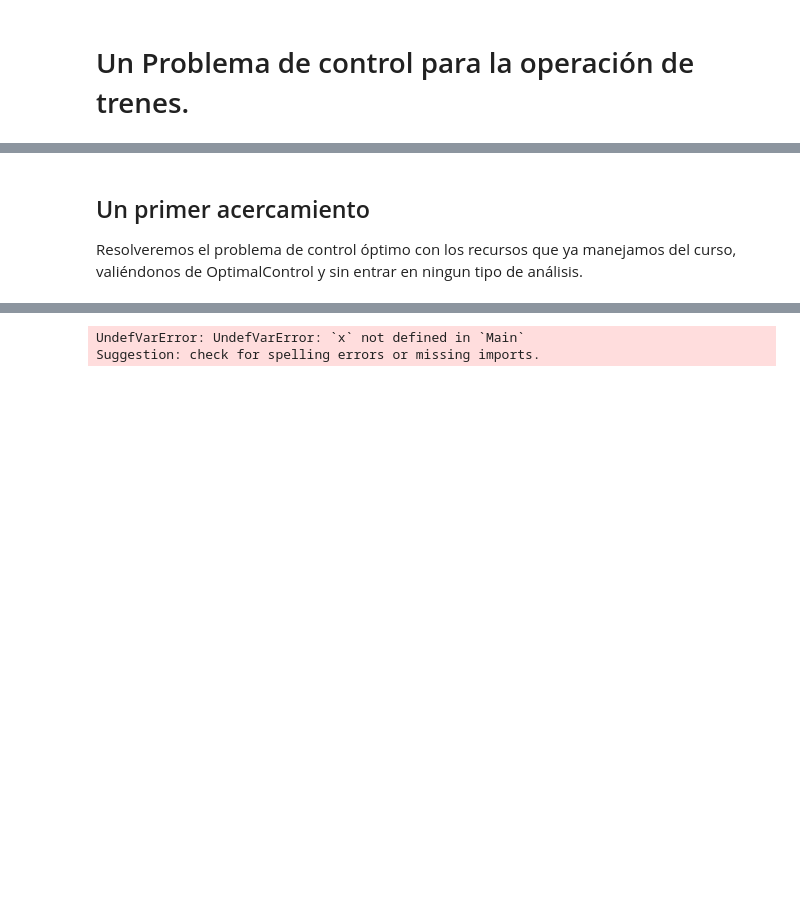
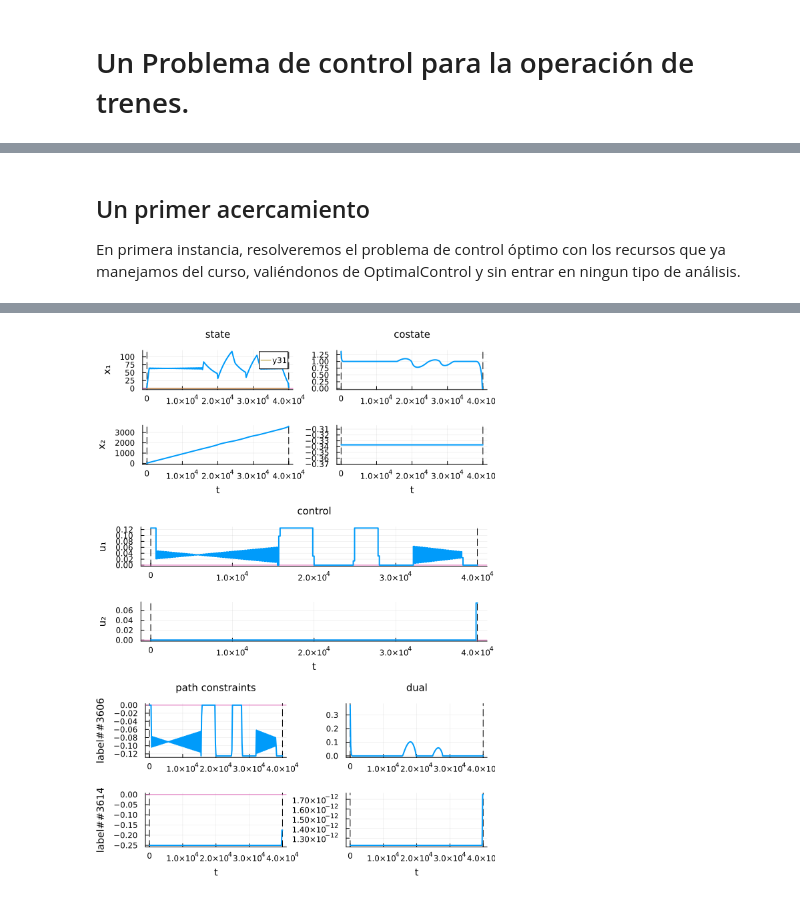
Before and after one commit to newencastillo/Control-Tren-Urbano, a Jupyter notebook: Codigo/control_optimo_tren_urbano.ipynb, the cells around one changed output, grey strips where cells are left out. Drawn from its saved outputs; the diff is of its cells as text; code cells hidden in the pictures; blank space fills up the shorter version.

```diff
--- a/Codigo/control_optimo_tren_urbano.ipynb
+++ b/Codigo/control_optimo_tren_urbano.ipynb
@@ -40,29 +55,54 @@ no se q aser
 # %% [markdown]
 ## Un primer acercamiento
 
-Resolveremos el problema de control óptimo con los recursos que ya manejamos del curso, valiéndonos de OptimalControl y sin entrar en ningun tipo de análisis.
+En primera instancia, resolveremos el problema de control óptimo con los recursos que ya manejamos del curso, valiéndonos de OptimalControl y sin entrar en ningun tipo de análisis.
 # %%
 using OptimalControl
 using NLPModelsIpopt
 using Plots
+using IntervalSets
 
 ### Funciones dadas
-# Energía potencial (pendientes)
-P(s) = 0
+# Energía potencial (pendientes) (ilustrativo)
+function P(x)
+    # funcion definida de 0 a 40k metros con una montañita centrada en 25km
+    if x in 0..16000
+        return 0
+    elseif x in 16000..25000
+        return 23*(x-16000)/450
+    elseif x in 25000..40000
+        return 460-23*(x-25000)/750
+    else return 0
+    end
+end
+
+function dP(x) # Funcion que se usa realmetne, está actualmente adaptada al ejemplo 1 del paper y no corresponde con P
+    if x in 16000..20000
+        return 0.1
+    elseif x in 20000..24000
+        return -0.06
+    elseif x in 25000..28000
+        return 0.1
+    elseif x in 28000..31000
+        return -0.06
+    else return 0
+    end
+end
+
 # Fuerza de tracción y frenado (break) máximos
-gtr(s) = 100
-gb(s) = 100
+gtr(s) = 0.125
+gb(s) = 0.25
 # fuerzas de disipación (cambiar factores a,b,c no negativos)
-a,b,c = 0, 10, 10
+a,b,c = 0.015, 0.0012, 0.00016
 w(K) = a + b*sqrt(K) + c*K
 # "recovery factor" retorno de energía al frenar ∈[0,1]
-α = 0.5
+α = 0.0
 
 ### Condiciones iniciales
-E₀ = 0.01
-Eₛ = 0.01
-T = 1000 #?
-S = 1000
+E₀ = 2
+Eₛ = 2
+T = 3600 #?
+S = 40000
 
 ocp = @def begin
     t ∈ [0, S], time # en verdad es la variable espacial
@@ -70,18 +110,27 @@ ocp = @def begin
                    # x[2]: tiempo,
     u ∈ R^2, control
 
+    # Condiciones iniciales y finales
     x(0) == [E₀, 0]
     x(S) == [Eₛ, T]  # debo llegar con energía Eₛ en tiempo T
 
+    # Condición sobre la energía
+    x[1](t) ≥ 1e-2
+
     # restricciones sobre el control
-    0 ≤ u[1](t) ≤ gtr( x[1](t))
-    0 ≤ u[2](t) ≤ gb( x[1](t))
+    u[1](t) ≥ 0
+    u[1](t) - gtr( x[1](t)) ≤ 0
+
+    u[2](t) ≥ 0
+    u[2](t) - gb( x[1](t)) ≤ 0
 
     # Dinámica
-    ẋ(t) == [u[1](t) - u[2](t) - w(x[1](t)), 1/(sqrt(2x[1](t)))]
+    ẋ(t) == [(u[1](t) - u[2](t) - w(x[1](t)) - dP(t)), 1/(sqrt(2x[1](t)))]
     ∫( u[1](t) - α*u[2](t)) → min
 end
 
 sol = solve(ocp)
 plot(sol)
+
+plot!(dP, range(1,40000))
 # %% [output]
@@ -89,2 +154 @@ Line 6: 0 ≤ (u[1])(t) ≤ gtr((x[1])(t))
-UndefVarError: UndefVarError: `x` not defined in `Main`
-Suggestion: check for spelling errors or missing imports.
+[figure, added]
```
Also changed, not shown: parts of 3 cells of this notebook.
